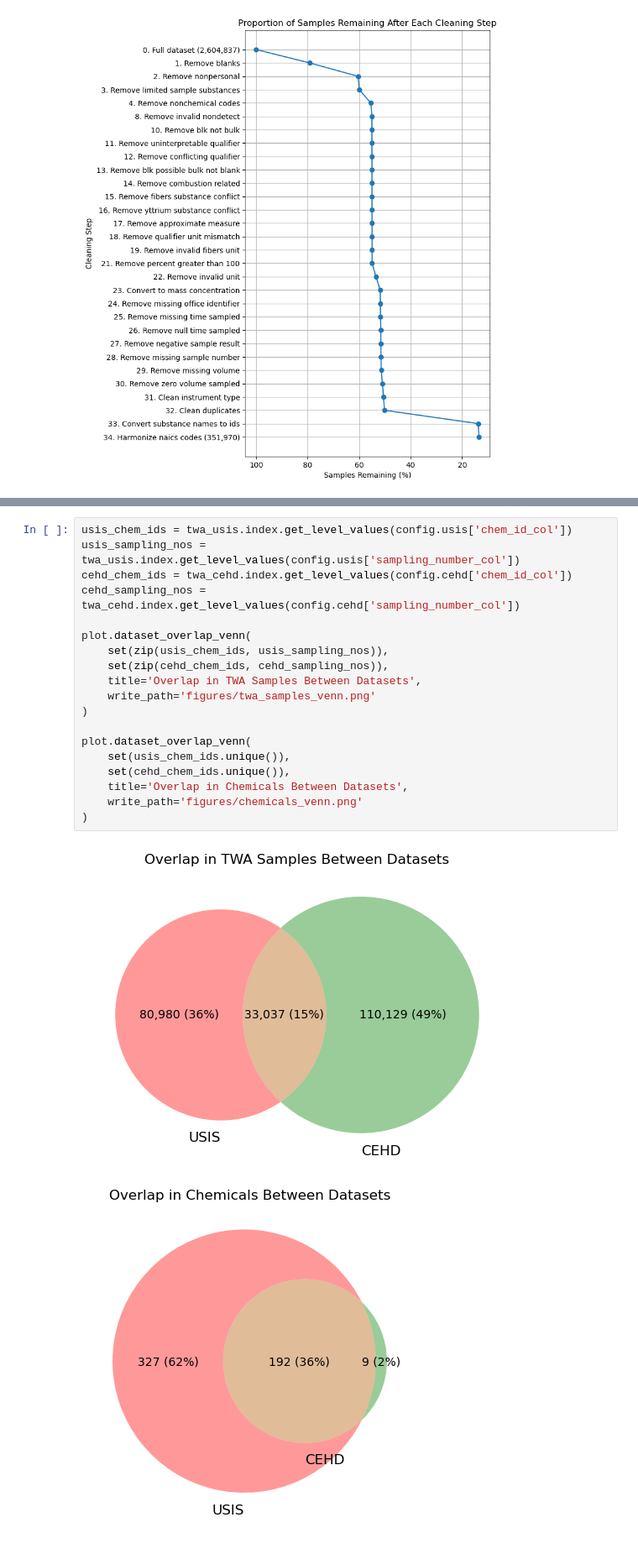
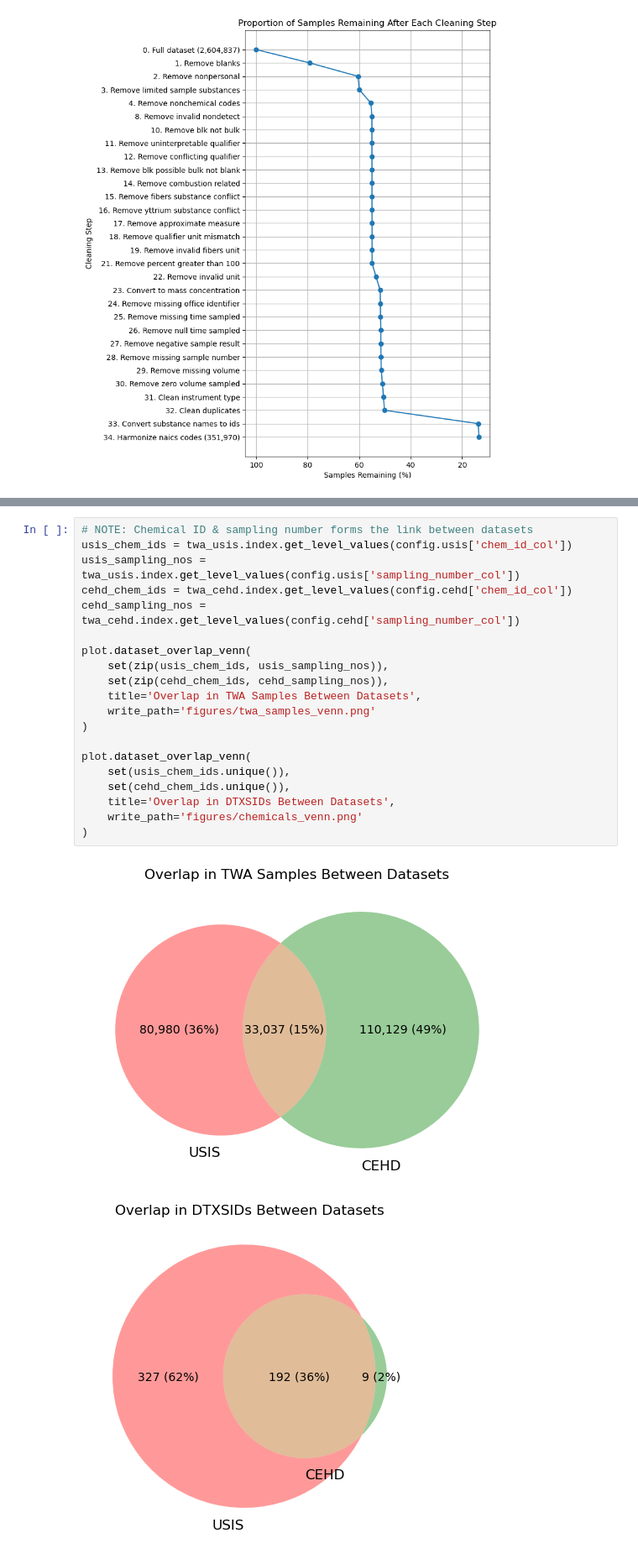
Before and after one commit to jkvasnicka/ht-occupational-plus, a Jupyter notebook: 20250107_training_data_analysis.ipynb, the cells around one changed output, grey strips where cells are left out. Shown at 84% size. Cells and saved outputs as stored; diff of their text form.

Commit message:
Update figure titles

```diff
--- a/20250107_training_data_analysis.ipynb
+++ b/20250107_training_data_analysis.ipynb
@@ -239,22 +298,23 @@ NameError: name 'usis_data' is not defined
 # %%
+# NOTE: Chemical ID & sampling number forms the link between datasets
 usis_chem_ids = twa_usis.index.get_level_values(config.usis['chem_id_col'])
 usis_sampling_nos = twa_usis.index.get_level_values(config.usis['sampling_number_col'])
 cehd_chem_ids = twa_cehd.index.get_level_values(config.cehd['chem_id_col'])
 cehd_sampling_nos = twa_cehd.index.get_level_values(config.cehd['sampling_number_col'])
 
 plot.dataset_overlap_venn(
     set(zip(usis_chem_ids, usis_sampling_nos)),
     set(zip(cehd_chem_ids, cehd_sampling_nos)),
     title='Overlap in TWA Samples Between Datasets',
     write_path='figures/twa_samples_venn.png'
 )
 
 plot.dataset_overlap_venn(
     set(usis_chem_ids.unique()),
     set(cehd_chem_ids.unique()),
-    title='Overlap in Chemicals Between Datasets',
+    title='Overlap in DTXSIDs Between Datasets',
     write_path='figures/chemicals_venn.png'
 )
 # %% [output]
 [figure]
-[figure, old version]
+[figure, new version]
```
Also changed, not shown: parts of 26 cells of this notebook, 3 other files.
